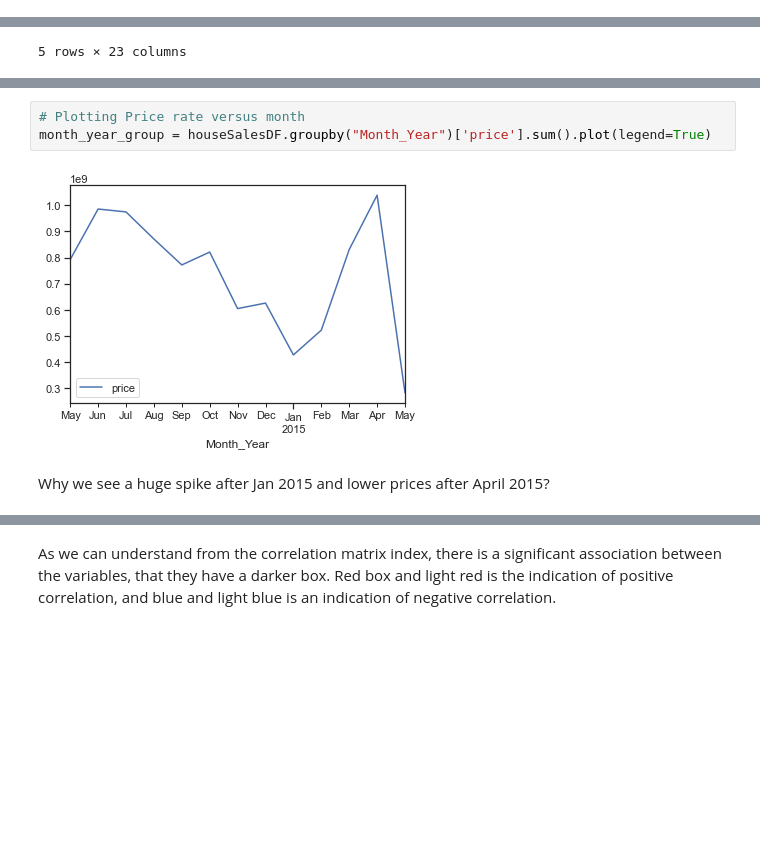
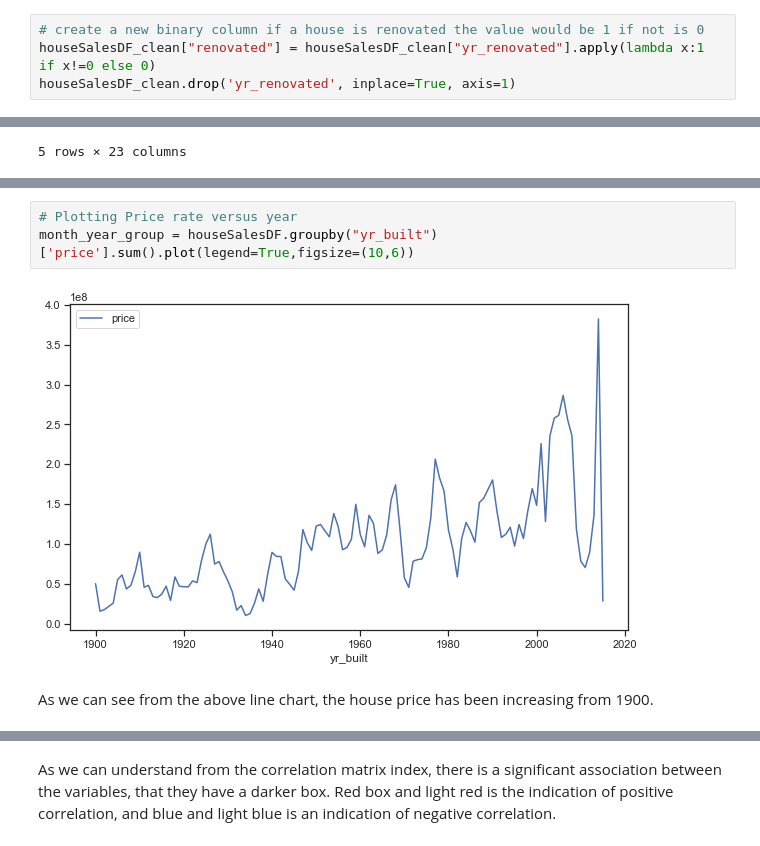
Before and after one commit to ruddysimon/ADS500B-Project, a Jupyter notebook: HouseSalesWashington.ipynb, the cells around one changed output, grey strips where cells are left out. Cells and saved outputs as stored; diff of their text form; blank space fills up the shorter version.

Commit message:
added some charts for visualization

```diff
--- a/HouseSalesWashington.ipynb
+++ b/HouseSalesWashington.ipynb
@@ -248,3 +248,7 @@ dtype: int64
 #DataFrame for Float variables
 # housesFloat = houseSalesDF.select_dtypes(include=['float64'])
 # housesFloat
+# %%
+# create a new binary column if a house is renovated the value would be 1 if not is 0
+houseSalesDF_clean["renovated"] = houseSalesDF_clean["yr_renovated"].apply(lambda x:1 if x!=0 else 0)
+houseSalesDF_clean.drop('yr_renovated', inplace=True, axis=1)
@@ -572,7 +565,7 @@ sqft.corr()
 # %%
-# Plotting Price rate versus month
-month_year_group = houseSalesDF.groupby("Month_Year")['price'].sum().plot(legend=True)
+# Plotting Price rate versus year
+month_year_group = houseSalesDF.groupby("yr_built")['price'].sum().plot(legend=True,figsize=(10,6))
 # %% [output]
-[figure, old version]
+[figure, new version]
 # %% [markdown]
-Why we see a huge spike after Jan 2015 and lower prices after April 2015?
+As we can see from the above line chart, the house price has been increasing from 1900.
```
Also changed, not shown: parts of 75 cells of this notebook.
